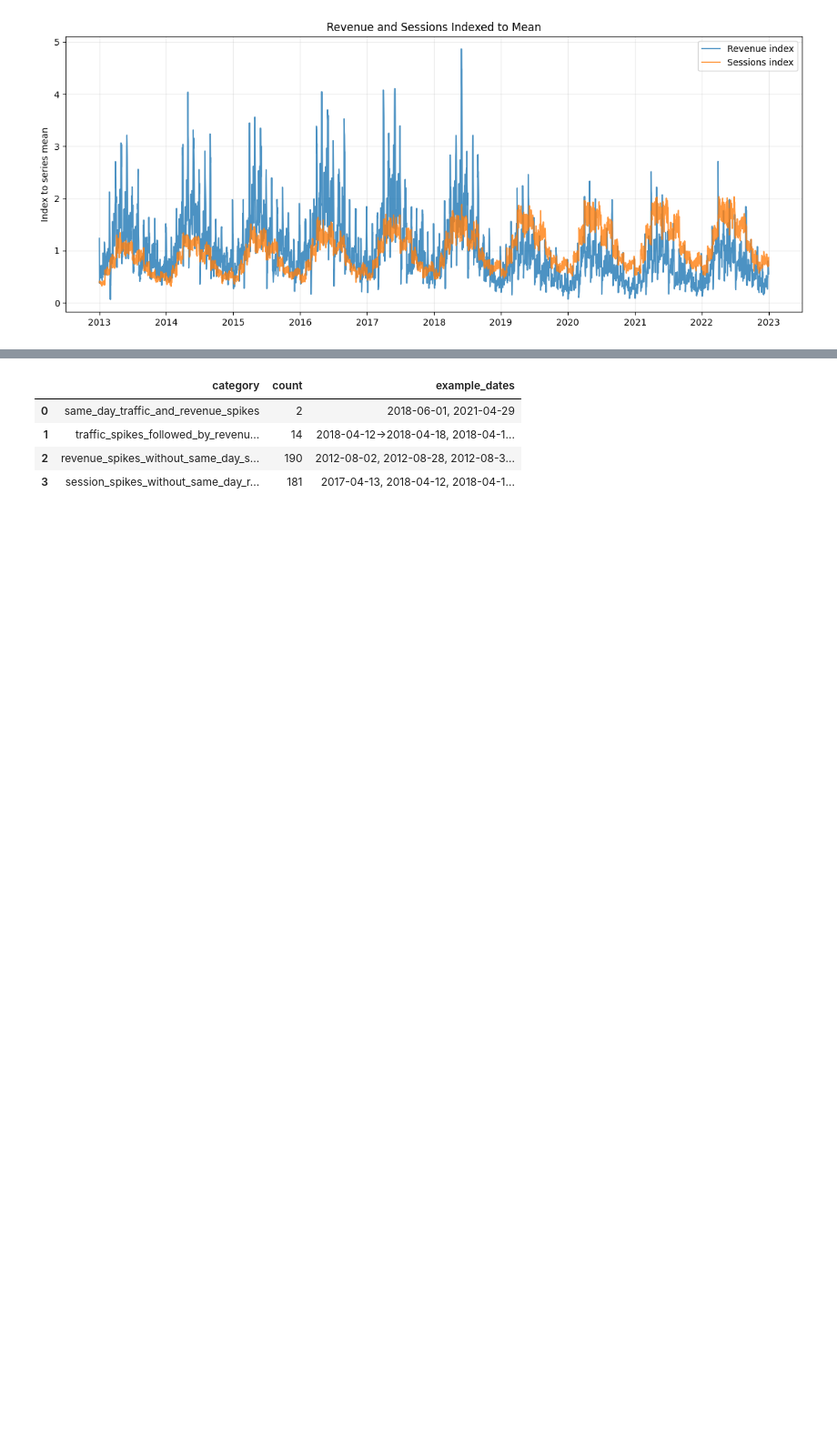
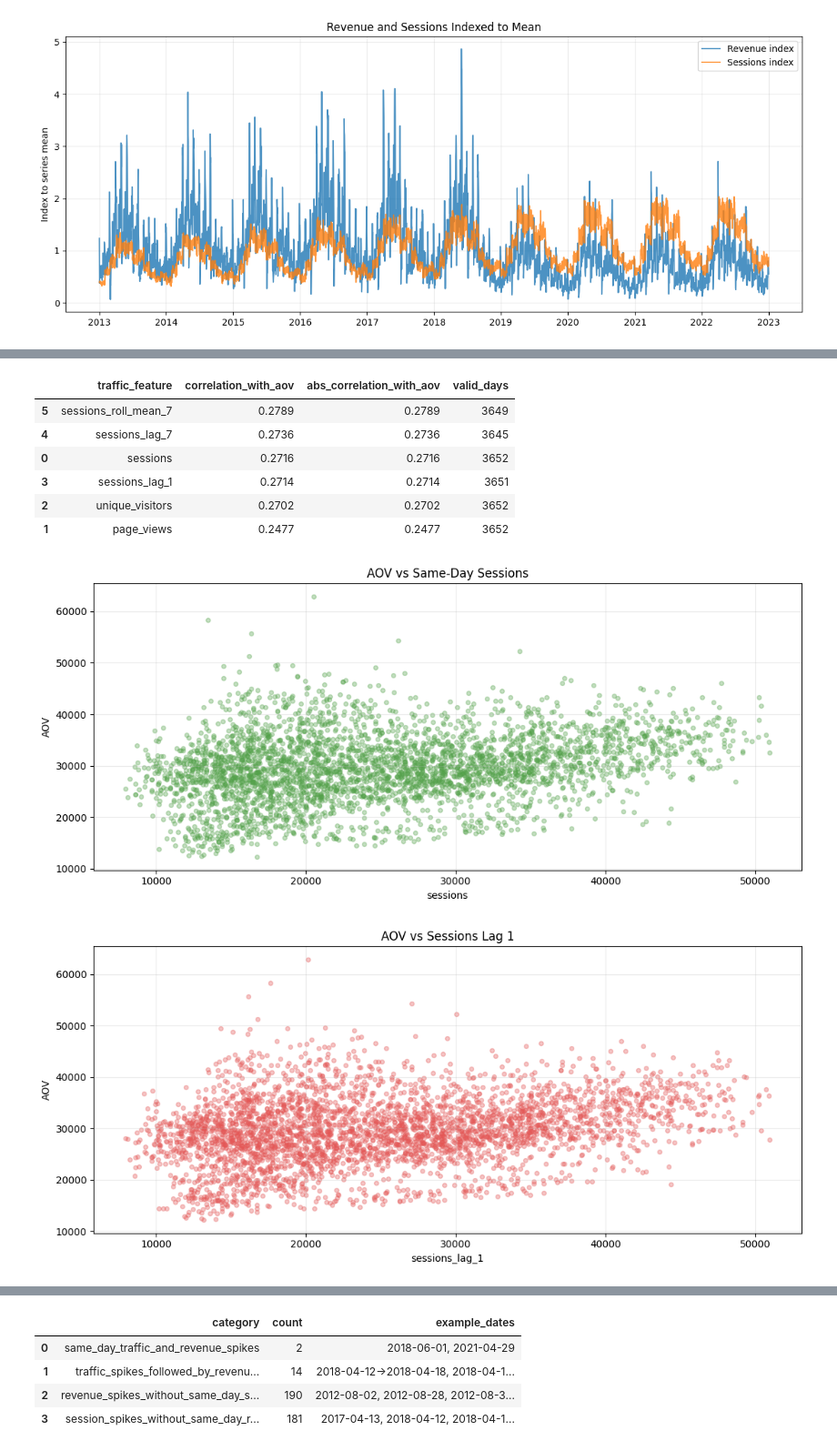
Before and after one commit to thaoanhlehoang/Datathon-2026-Inlier, a Jupyter notebook: ai_eda/eda_24_web_traffic_trend_analysis.ipynb, the cells around one changed output, grey strips where cells are left out. Shown at 91% size. Saved outputs shown, nothing was run; the diff lists cells and outputs as text; code cells hidden in the pictures; blank space fills up the shorter version.

```diff
--- a/ai_eda/eda_24_web_traffic_trend_analysis.ipynb
+++ b/ai_eda/eda_24_web_traffic_trend_analysis.ipynb
@@ -616,0 +735,72 @@ else:
+# %%
+aov_correlation_table = pd.DataFrame()
+if joined.empty or 'aov' not in joined.columns or joined['aov'].dropna().empty:
+    print('Joined traffic and AOV data is unavailable; Web Traffic vs AOV analysis cannot be computed.')
+else:
+    aov_rel = joined.sort_values('date').copy()
+    for metric in traffic_metrics:
+        if metric in aov_rel.columns:
+            aov_rel[f'{metric}_lag_1'] = aov_rel[metric].shift(1)
+            aov_rel[f'{metric}_lag_7'] = aov_rel[metric].shift(7)
+            aov_rel[f'{metric}_roll_mean_7'] = aov_rel[metric].shift(1).rolling(7, min_periods=3).mean()
+
+    aov_corr_rows = []
+    base_features = [m for m in traffic_metrics if m in aov_rel.columns]
+    lag_features = ['sessions_lag_1', 'sessions_lag_7', 'sessions_roll_mean_7']
+    for col in base_features + lag_features:
+        if col in aov_rel.columns:
+            valid = aov_rel[['aov', col]].replace([np.inf, -np.inf], np.nan).dropna()
+            corr = valid['aov'].corr(valid[col]) if len(valid) >= 2 else np.nan
+            aov_corr_rows.append({
+                'traffic_feature': col,
+                'correlation_with_aov': corr,
+                'abs_correlation_with_aov': abs(corr) if pd.notna(corr) else np.nan,
+                'valid_days': len(valid),
+            })
+    aov_correlation_table = pd.DataFrame(aov_corr_rows).sort_values('abs_correlation_with_aov', ascending=False)
+    display(aov_correlation_table)
+
+    if 'sessions' in aov_rel.columns:
+        sample = aov_rel[['aov', 'sessions']].replace([np.inf, -np.inf], np.nan).dropna()
+        fig, ax = plt.subplots()
+        ax.scatter(sample['sessions'], sample['aov'], alpha=0.35, s=18, color='#54A24B')
+        ax.set_title('AOV vs Same-Day Sessions')
+        ax.set_xlabel('sessions')
+        ax.set_ylabel('AOV')
+        plt.tight_layout()
+        plt.show()
+
+        if 'sessions_lag_1' in aov_rel.columns:
+            sample_lag = aov_rel[['aov', 'sessions_lag_1']].replace([np.inf, -np.inf], np.nan).dropna()
+            fig, ax = plt.subplots()
+            ax.scatter(sample_lag['sessions_lag_1'], sample_lag['aov'], alpha=0.35, s=18, color='#E45756')
+            ax.set_title('AOV vs Sessions Lag 1')
+            ax.set_xlabel('sessions_lag_1')
+            ax.set_ylabel('AOV')
+            plt.tight_layout()
+            plt.show()
+
+        scaled = aov_rel[['date', 'aov', 'sessions']].dropna().copy()
+        aov_mean = scaled['aov'].mean() if not scaled.empty else np.nan
+        sessions_mean = scaled['sessions'].mean() if not scaled.empty else np.nan
+        if not scaled.empty and aov_mean != 0 and sessions_mean != 0:
+            scaled['aov_index'] = scaled['aov'] / aov_mean
+            scaled['sessions_index'] = scaled['sessions'] / sessions_mean
+            fig, ax = plt.subplots(figsize=(12, 5))
+            ax.plot(scaled['date'], scaled['aov_index'], label='AOV index', alpha=0.8)
+            ax.plot(scaled['date'], scaled['sessions_index'], label='Sessions index', alpha=0.8)
+            ax.set_title('AOV and Sessions Indexed to Mean')
+            ax.set_ylabel('Index to series mean')
+            ax.legend()
+            plt.tight_layout()
+            plt.show()
+# %% [output]
+|  | traffic_feature | correlation_with_aov | abs_correlation_with_aov | valid_days |
+| 5 | sessions_roll_mean_7 | 0.2789 | 0.2789 | 3649 |
+| 4 | sessions_lag_7 | 0.2736 | 0.2736 | 3645 |
+| 0 | sessions | 0.2716 | 0.2716 | 3652 |
+| 3 | sessions_lag_1 | 0.2714 | 0.2714 | 3651 |
+| 2 | unique_visitors | 0.2702 | 0.2702 | 3652 |
+| 1 | page_views | 0.2477 | 0.2477 | 3652 |
+[figure, added]
+[figure, added]
```
Also changed, not shown: parts of 22 cells of this notebook, 39 other files.
